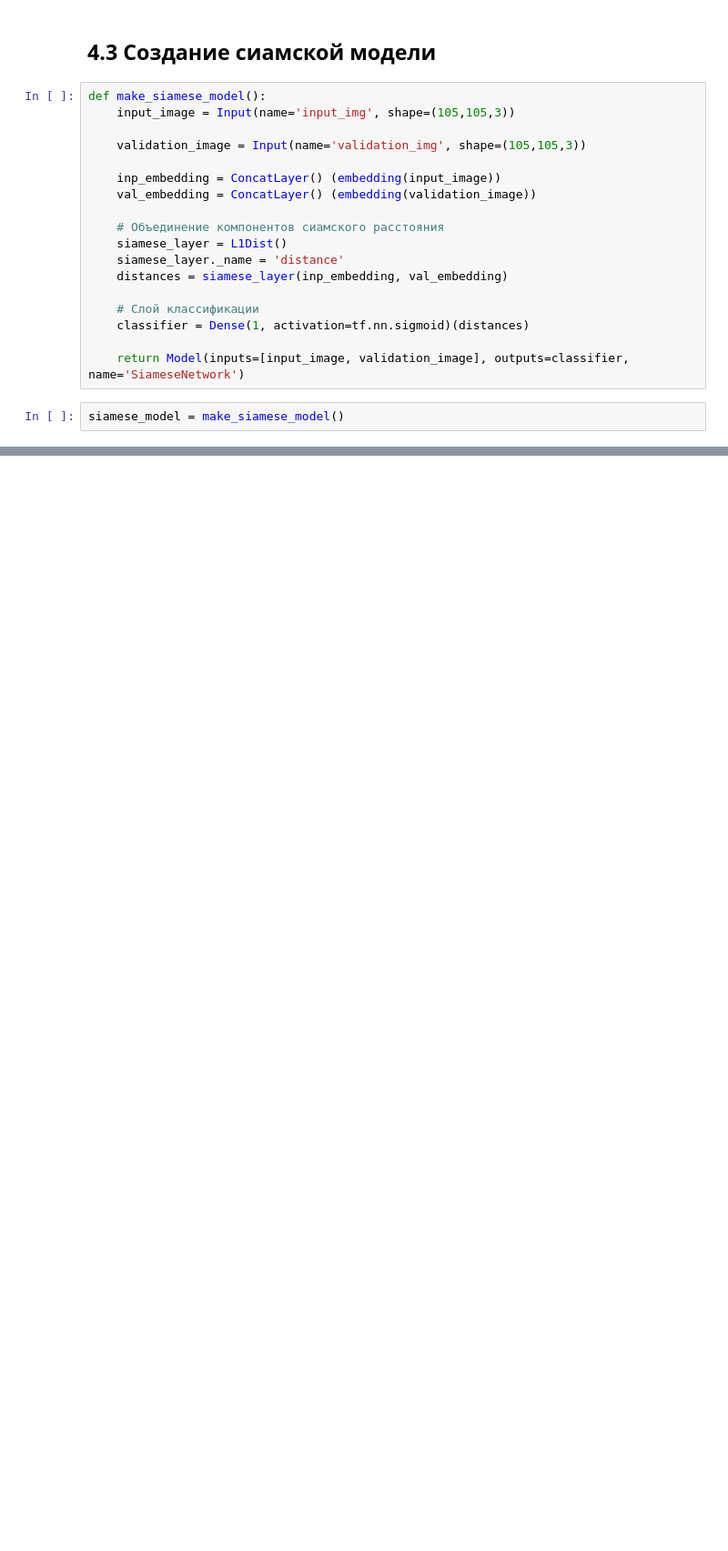
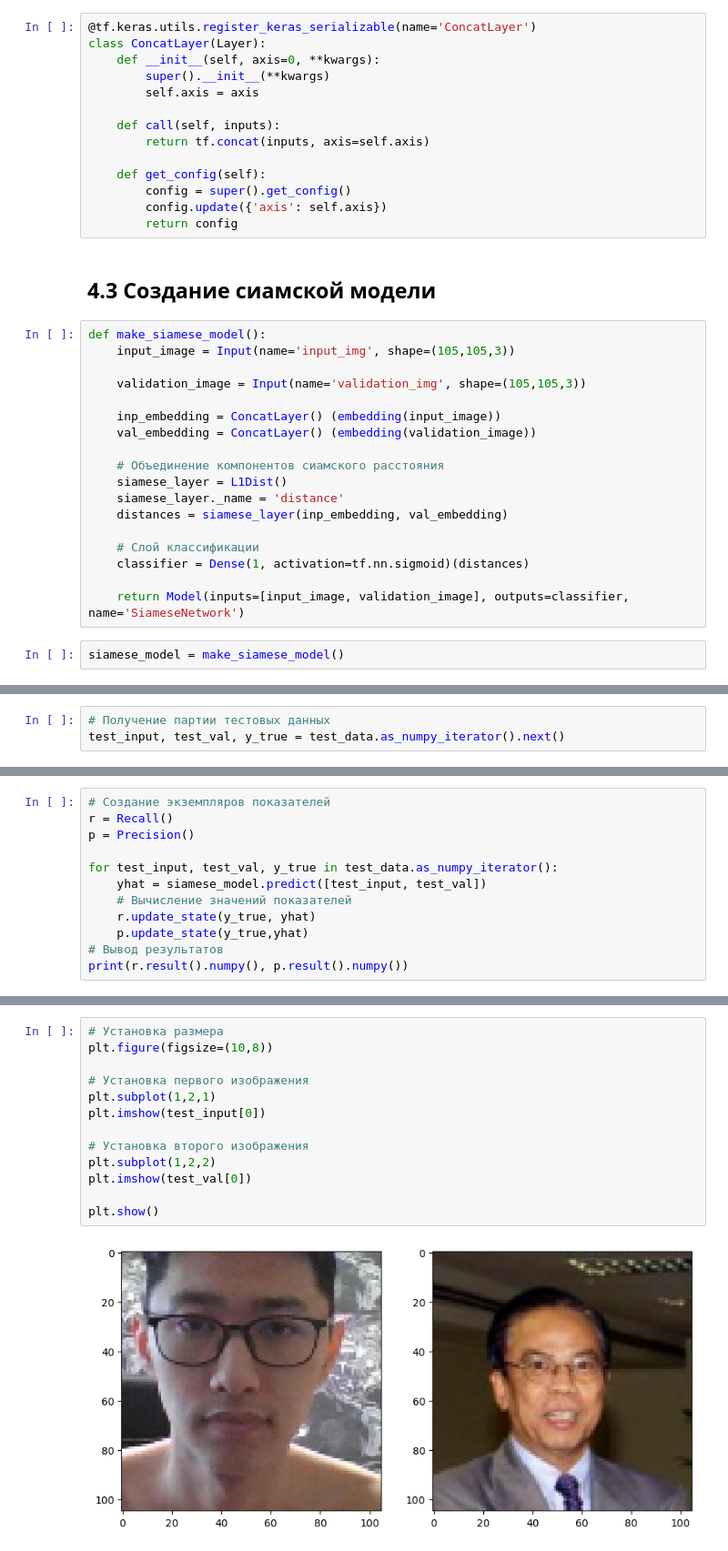
Before and after one commit to Meirbek-dev/facial-recognition-attendance, a Jupyter notebook: fras.ipynb, the cells around one changed output, grey strips where cells are left out. Shown at 91% size. Saved outputs shown, nothing was run; the diff lists cells and outputs as text; blank space fills up the shorter version.

Commit message:
finished model evaluation

```diff
--- a/fras.ipynb
+++ b/fras.ipynb
@@ -272,6 +287,20 @@ class L1Dist(Layer):
     # Вычисление схожести
     def call(self, input_embedding, validation_embedding):
         return tf.math.abs(input_embedding - validation_embedding)
+# %%
+@tf.keras.utils.register_keras_serializable(name='ConcatLayer')
+class ConcatLayer(Layer):
+    def __init__(self, axis=0, **kwargs):
+        super().__init__(**kwargs)
+        self.axis = axis
+
+    def call(self, inputs):
+        return tf.concat(inputs, axis=self.axis)
+
+    def get_config(self):
+        config = super().get_config()
+        config.update({'axis': self.axis})
+        return config
 # %% [markdown]
 ## 4.3 Создание сиамской модели
 # %%
@@ -298,0 +424,3 @@ siamese_model.summary()
+# %%
+# Получение партии тестовых данных
+test_input, test_val, y_true = test_data.as_numpy_iterator().next()
@@ -298,0 +436,12 @@ siamese_model.summary()
+# %%
+# Создание экземпляров показателей
+r = Recall()
+p = Precision()
+
+for test_input, test_val, y_true in test_data.as_numpy_iterator():
+    yhat = siamese_model.predict([test_input, test_val])
+    # Вычисление значений показателей
+    r.update_state(y_true, yhat)
+    p.update_state(y_true,yhat)
+# Вывод результатов
+print(r.result().numpy(), p.result().numpy())
@@ -298,0 +453,15 @@ siamese_model.summary()
+# %%
+# Установка размера
+plt.figure(figsize=(10,8))
+
+# Установка первого изображения
+plt.subplot(1,2,1)
+plt.imshow(test_input[0])
+
+# Установка второго изображения
+plt.subplot(1,2,2)
+plt.imshow(test_val[0])
+
+plt.show()
+# %% [output]
+[figure, added]
```
Also changed, not shown: parts of 28 cells of this notebook.
